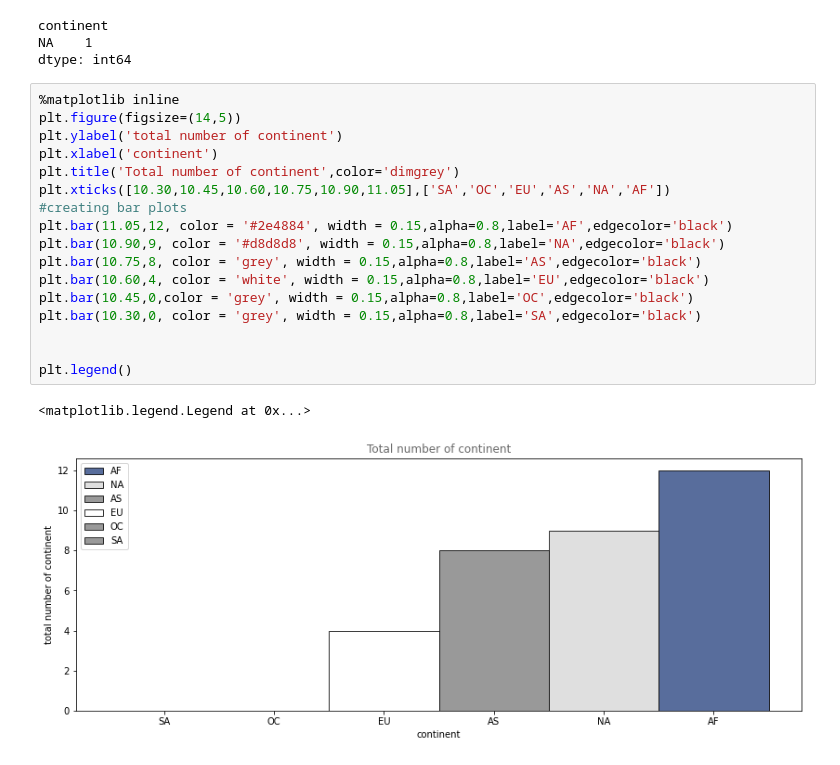
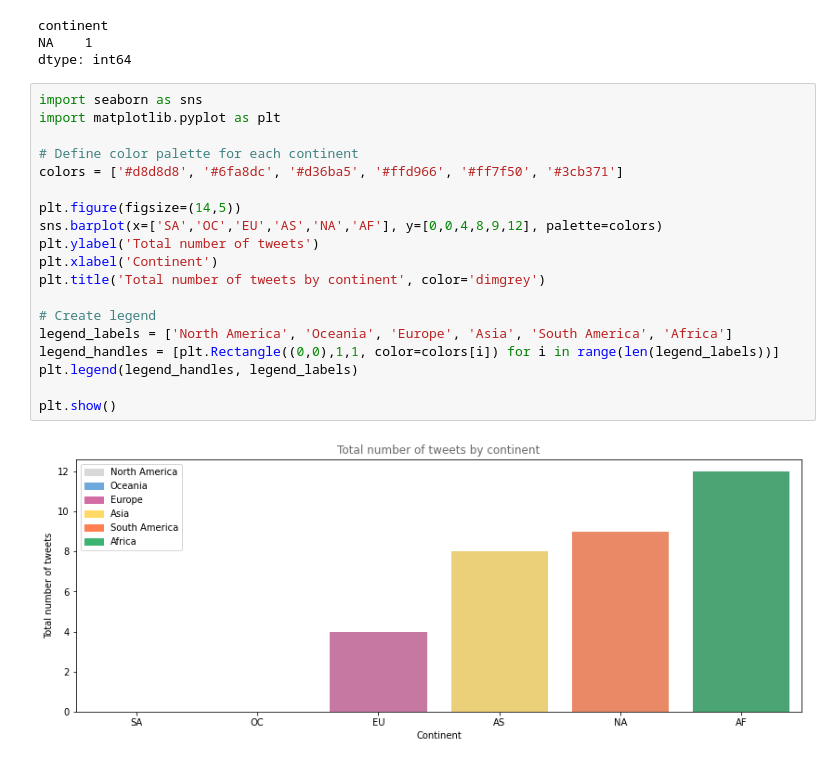
Before and after one commit to Ayoubkassi/Twitter_Comercial_Segments, a Jupyter notebook: Data_analysis.ipynb, the cells around one changed output. Drawn from its saved outputs; the diff is of its cells as text.

```diff
--- a/Data_analysis.ipynb
+++ b/Data_analysis.ipynb
@@ -126,24 +126,25 @@ df2.groupby('continent').size()
 continent
 NA    1
 dtype: int64
-# %%
-%matplotlib inline
-plt.figure(figsize=(14,5))
-plt.ylabel('total number of continent')
-plt.xlabel('continent')
-plt.title('Total number of continent',color='dimgrey')
-plt.xticks([10.30,10.45,10.60,10.75,10.90,11.05],['SA','OC','EU','AS','NA','AF'])
-#creating bar plots
-plt.bar(11.05,12, color = '#2e4884', width = 0.15,alpha=0.8,label='AF',edgecolor='black')
-plt.bar(10.90,9, color = '#d8d8d8', width = 0.15,alpha=0.8,label='NA',edgecolor='black')
-plt.bar(10.75,8, color = 'grey', width = 0.15,alpha=0.8,label='AS',edgecolor='black')
-plt.bar(10.60,4, color = 'white', width = 0.15,alpha=0.8,label='EU',edgecolor='black')
-plt.bar(10.45,0,color = 'grey', width = 0.15,alpha=0.8,label='OC',edgecolor='black')
-plt.bar(10.30,0, color = 'grey', width = 0.15,alpha=0.8,label='SA',edgecolor='black')
-
-
-plt.legend()
-# %% [output]
-<matplotlib.legend.Legend at 0x...>
-[figure, removed]
+# %%
+import seaborn as sns
+import matplotlib.pyplot as plt
+
+# Define color palette for each continent
+colors = ['#d8d8d8', '#6fa8dc', '#d36ba5', '#ffd966', '#ff7f50', '#3cb371']
+
+plt.figure(figsize=(14,5))
+sns.barplot(x=['SA','OC','EU','AS','NA','AF'], y=[0,0,4,8,9,12], palette=colors)
+plt.ylabel('Total number of tweets')
+plt.xlabel('Continent')
+plt.title('Total number of tweets by continent', color='dimgrey')
+
+# Create legend
+legend_labels = ['North America', 'Oceania', 'Europe', 'Asia', 'South America', 'Africa']
+legend_handles = [plt.Rectangle((0,0),1,1, color=colors[i]) for i in range(len(legend_labels))]
+plt.legend(legend_handles, legend_labels)
+
+plt.show()
+# %% [output]
+[figure, added]
 # %%
```
Also changed, not shown: parts of 1 cell of this notebook.
